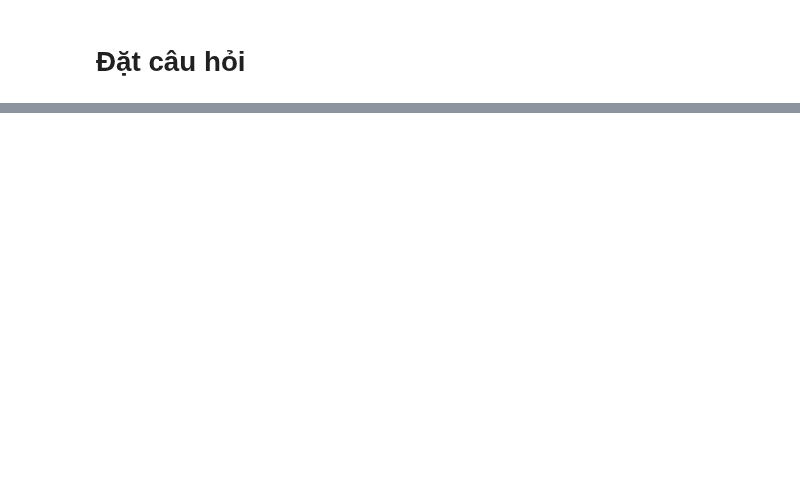
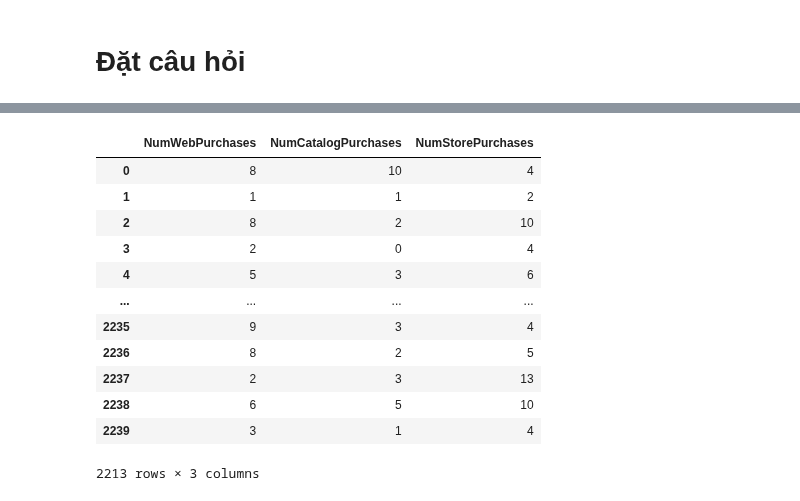
Before and after one commit to ngminhluong/CDS-EndTerm, a Jupyter notebook: Source/Main.ipynb, the cells around one changed output, grey strips where cells are left out. Drawn from its saved outputs; the diff is of its cells as text; code cells hidden in the pictures; blank space fills up the shorter version.

```diff
--- a/Source/Main.ipynb
+++ b/Source/Main.ipynb
@@ -298,0 +313,16 @@ cat_cols["Marital_Status"].value_counts().plot.barh(figsize=(7,5));
+# %%
+mkt_df[['NumWebPurchases', 'NumCatalogPurchases', 'NumStorePurchases']]
+# %% [output]
+|  | NumWebPurchases | NumCatalogPurchases | NumStorePurchases |
+| 0 | 8 | 10 | 4 |
+| 1 | 1 | 1 | 2 |
+| 2 | 8 | 2 | 10 |
+| 3 | 2 | 0 | 4 |
+| 4 | 5 | 3 | 6 |
+| ... | ... | ... | ... |
+| 2235 | 9 | 3 | 4 |
+| 2236 | 8 | 2 | 5 |
+| 2237 | 2 | 3 | 13 |
+| 2238 | 6 | 5 | 10 |
+| 2239 | 3 | 1 | 4 |
+2213 rows × 3 columns
```
Also changed, not shown: parts of 22 cells of this notebook.
